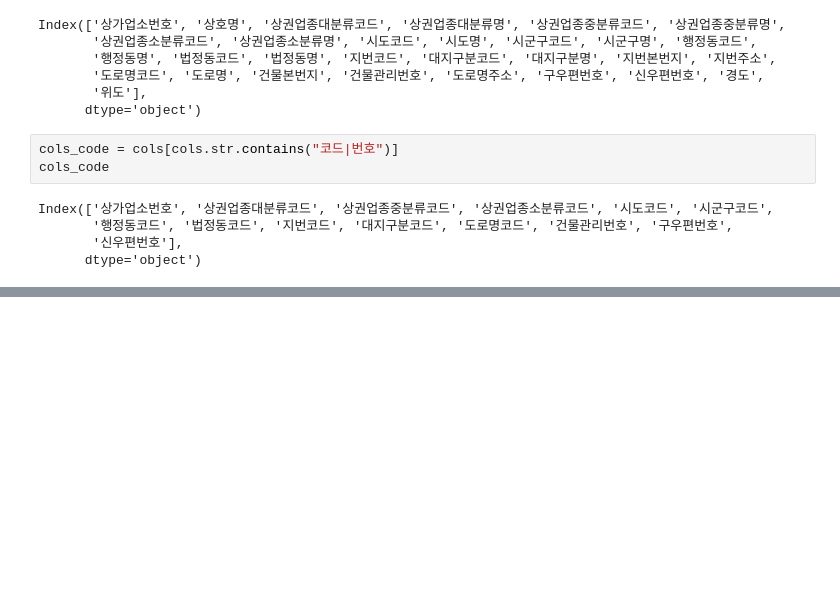
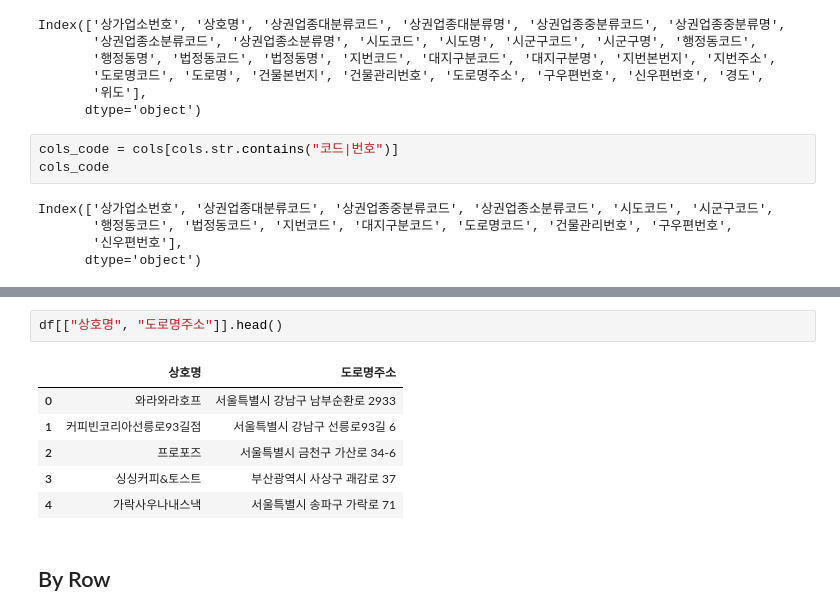
Before and after one commit to taeheelee90/seoul_market_analysis, a Jupyter notebook: Untitled.ipynb, the cells around one changed output, grey strips where cells are left out. Drawn from its saved outputs; the diff is of its cells as text; blank space fills up the shorter version.

```diff
--- a/Untitled.ipynb
+++ b/Untitled.ipynb
@@ -263,0 +303,11 @@ df.drop(co)
+# %%
+df[["상호명", "도로명주소"]].head()
+# %% [output]
+|  | 상호명 | 도로명주소 |
+| 0 | 와라와라호프 | 서울특별시 강남구 남부순환로 2933 |
+| 1 | 커피빈코리아선릉로93길점 | 서울특별시 강남구 선릉로93길 6 |
+| 2 | 프로포즈 | 서울특별시 금천구 가산로 34-6 |
+| 3 | 싱싱커피&토스트 | 부산광역시 사상구 괘감로 37 |
+| 4 | 가락사우나내스낵 | 서울특별시 송파구 가락로 71 |
+# %% [markdown]
+## By Row
```
Also changed, not shown: parts of 13 cells of this notebook.
